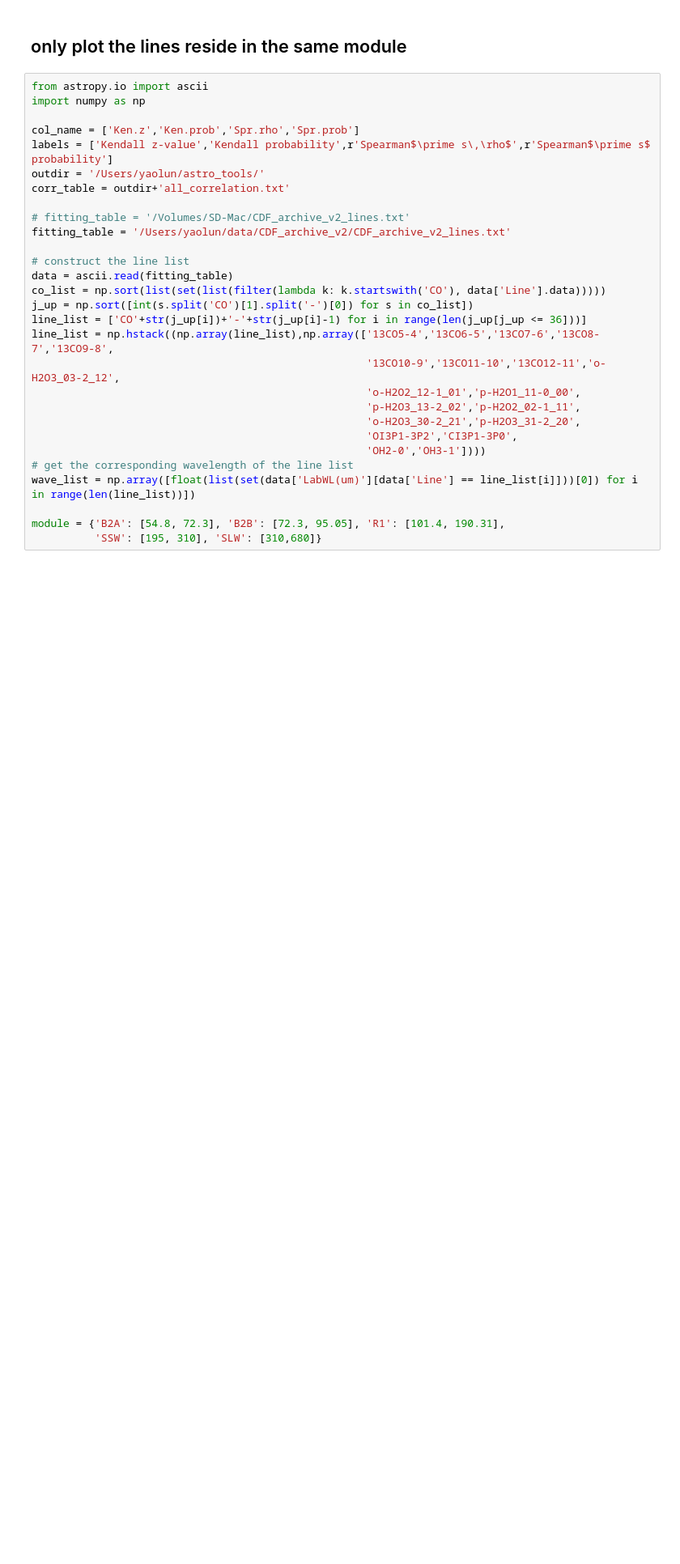
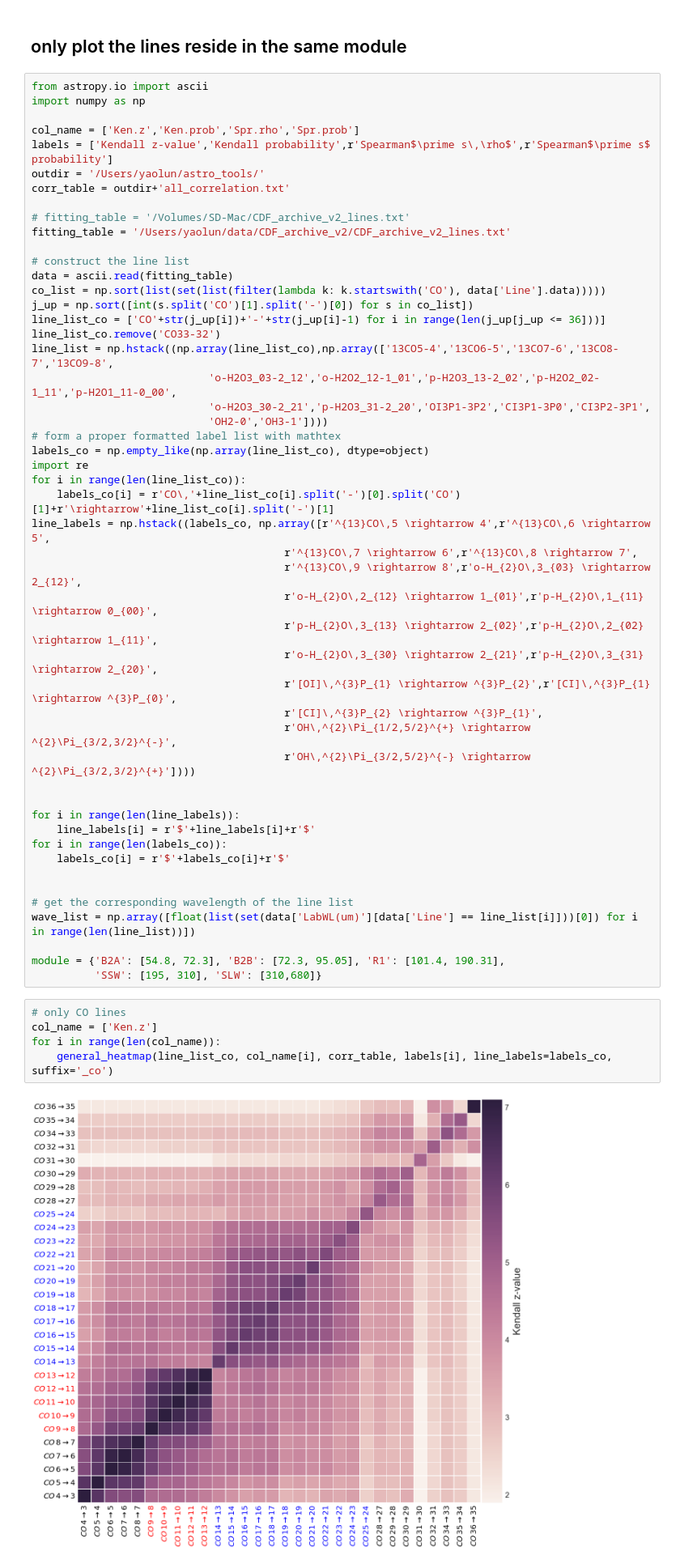
Before and after one commit to yaolun/misc, a Jupyter notebook: input_asurv.ipynb, the cells around one changed output. Shown at 81% size. Saved outputs shown, nothing was run; the diff lists cells and outputs as text; blank space fills up the shorter version.

```diff
--- a/input_asurv.ipynb
+++ b/input_asurv.ipynb
@@ -412,17 +469,45 @@ fitting_table = '/Users/yaolun/data/CDF_archive_v2/CDF_archive_v2_lines.txt'
 data = ascii.read(fitting_table)
 co_list = np.sort(list(set(list(filter(lambda k: k.startswith('CO'), data['Line'].data)))))
 j_up = np.sort([int(s.split('CO')[1].split('-')[0]) for s in co_list])
-line_list = ['CO'+str(j_up[i])+'-'+str(j_up[i]-1) for i in range(len(j_up[j_up <= 36]))]
-line_list = np.hstack((np.array(line_list),np.array(['13CO5-4','13CO6-5','13CO7-6','13CO8-7','13CO9-8',
-                                                     '13CO10-9','13CO11-10','13CO12-11','o-H2O3_03-2_12',
-                                                     'o-H2O2_12-1_01','p-H2O1_11-0_00',
-                                                     'p-H2O3_13-2_02','p-H2O2_02-1_11',
-                                                     'o-H2O3_30-2_21','p-H2O3_31-2_20',
-                                                     'OI3P1-3P2','CI3P1-3P0',
-                                                     'OH2-0','OH3-1'])))
+line_list_co = ['CO'+str(j_up[i])+'-'+str(j_up[i]-1) for i in range(len(j_up[j_up <= 36]))]
+line_list_co.remove('CO33-32')
+line_list = np.hstack((np.array(line_list_co),np.array(['13CO5-4','13CO6-5','13CO7-6','13CO8-7','13CO9-8',
+                            'o-H2O3_03-2_12','o-H2O2_12-1_01','p-H2O3_13-2_02','p-H2O2_02-1_11','p-H2O1_11-0_00',
+                            'o-H2O3_30-2_21','p-H2O3_31-2_20','OI3P1-3P2','CI3P1-3P0','CI3P2-3P1',
+                            'OH2-0','OH3-1'])))
+# form a proper formatted label list with mathtex
+labels_co = np.empty_like(np.array(line_list_co), dtype=object)
+import re
+for i in range(len(line_list_co)):
+    labels_co[i] = r'CO\,'+line_list_co[i].split('-')[0].split('CO')[1]+r'\rightarrow'+line_list_co[i].split('-')[1]
+line_labels = np.hstack((labels_co, np.array([r'^{13}CO\,5 \rightarrow 4',r'^{13}CO\,6 \rightarrow 5',
+                                        r'^{13}CO\,7 \rightarrow 6',r'^{13}CO\,8 \rightarrow 7',
+                                        r'^{13}CO\,9 \rightarrow 8',r'o-H_{2}O\,3_{03} \rightarrow 2_{12}',
+                                        r'o-H_{2}O\,2_{12} \rightarrow 1_{01}',r'p-H_{2}O\,1_{11} \rightarrow 0_{00}',
+                                        r'p-H_{2}O\,3_{13} \rightarrow 2_{02}',r'p-H_{2}O\,2_{02} \rightarrow 1_{11}',
+                                        r'o-H_{2}O\,3_{30} \rightarrow 2_{21}',r'p-H_{2}O\,3_{31} \rightarrow 2_{20}',
+                                        r'[OI]\,^{3}P_{1} \rightarrow ^{3}P_{2}',r'[CI]\,^{3}P_{1} \rightarrow ^{3}P_{0}',
+                                        r'[CI]\,^{3}P_{2} \rightarrow ^{3}P_{1}',
+                                        r'OH\,^{2}\Pi_{1/2,5/2}^{+} \rightarrow ^{2}\Pi_{3/2,3/2}^{-}',
+                                        r'OH\,^{2}\Pi_{3/2,5/2}^{-} \rightarrow ^{2}\Pi_{3/2,3/2}^{+}'])))
+
+
+for i in range(len(line_labels)):
+    line_labels[i] = r'$'+line_labels[i]+r'$'
+for i in range(len(labels_co)):
+    labels_co[i] = r'$'+labels_co[i]+r'$'
+
+
 # get the corresponding wavelength of the line list
 wave_list = np.array([float(list(set(data['LabWL(um)'][data['Line'] == line_list[i]]))[0]) for i in range(len(line_list))])
 
 module = {'B2A': [54.8, 72.3], 'B2B': [72.3, 95.05], 'R1': [101.4, 190.31],
           'SSW': [195, 310], 'SLW': [310,680]}
+# %%
+# only CO lines
+col_name = ['Ken.z']
+for i in range(len(col_name)):
+    general_heatmap(line_list_co, col_name[i], corr_table, labels[i], line_labels=labels_co, suffix='_co')
+# %% [output]
+[figure, added]
 # %%
```
Also changed, not shown: parts of 4 cells of this notebook, 4 other files.
